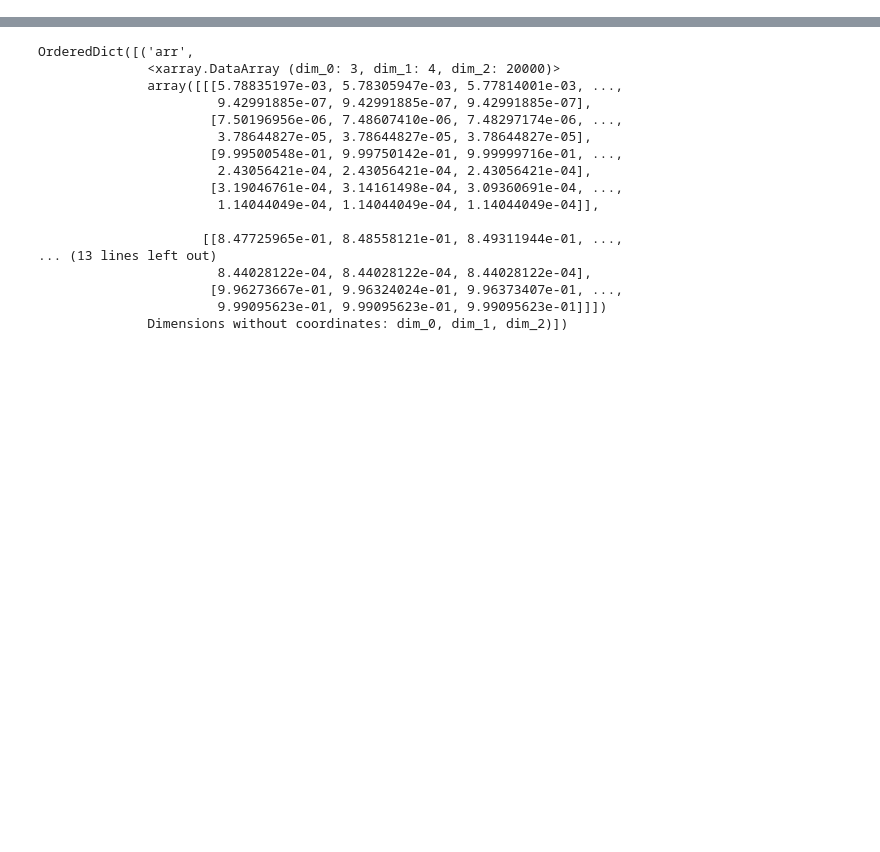
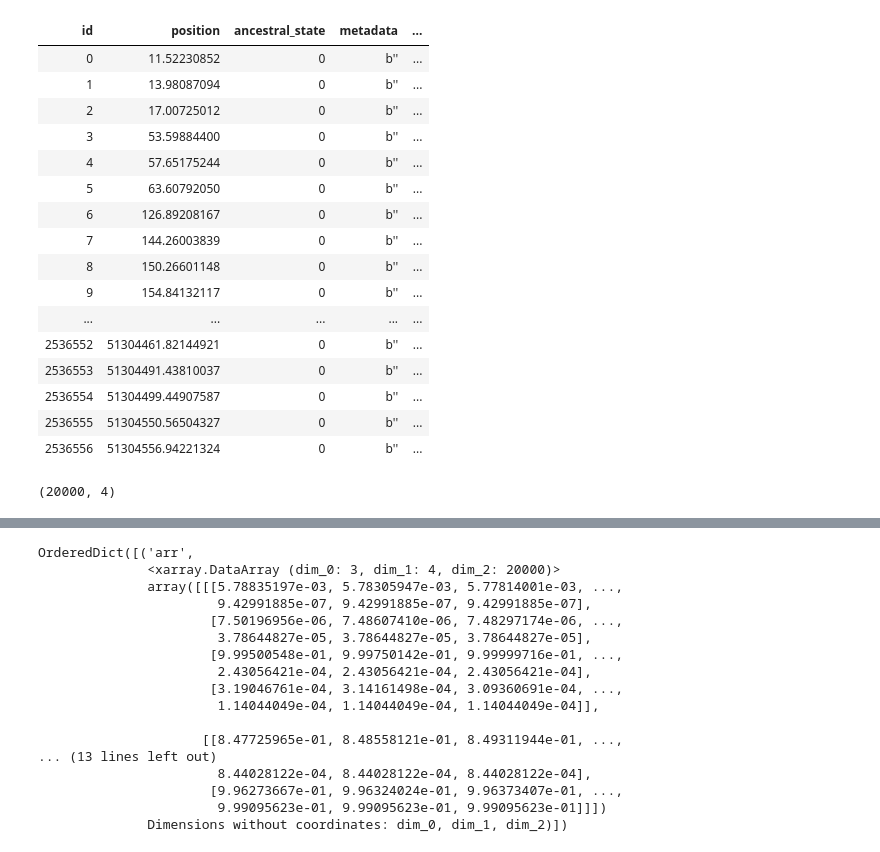
Before and after one commit to rwaples/lai-sim, a Jupyter notebook: workflow/notebooks/scratch.ipynb, the cells around one changed output, grey strips where cells are left out. Saved outputs shown, nothing was run; the diff lists cells and outputs as text; code cells hidden in the pictures; blank space fills up the shorter version.

```diff
--- a/workflow/notebooks/scratch.ipynb
+++ b/workflow/notebooks/scratch.ipynb
@@ -12,0 +134,22 @@ path2 = '/home/kele/Documents/lai/lai-sim/results/MOSAIC/AmericanAdmixture_4B11/
+# %%
+ts = tszip.decompress('/home/kele/Documents/lai/lai-sim/results/AmericanAdmixture_4B11/AA_42/short_run/sample.tsz')
+# %%
+ts.tables.sites
+# %% [output]
+| id | position | ancestral_state | metadata | ... |
+| 0 | 11.52230852 | 0 | b'' | ... |
+| 1 | 13.98087094 | 0 | b'' | ... |
+| 2 | 17.00725012 | 0 | b'' | ... |
+| 3 | 53.59884400 | 0 | b'' | ... |
+| 4 | 57.65175244 | 0 | b'' | ... |
+| 5 | 63.60792050 | 0 | b'' | ... |
+| 6 | 126.89208167 | 0 | b'' | ... |
+| 7 | 144.26003839 | 0 | b'' | ... |
+| 8 | 150.26601148 | 0 | b'' | ... |
+| 9 | 154.84132117 | 0 | b'' | ... |
+| ... | ... | ... | ... | ... |
+| 2536552 | 51304461.82144921 | 0 | b'' | ... |
+| 2536553 | 51304491.43810037 | 0 | b'' | ... |
+| 2536554 | 51304499.44907587 | 0 | b'' | ... |
+| 2536555 | 51304550.56504327 | 0 | b'' | ... |
+| 2536556 | 51304556.94221324 | 0 | b'' | ... |
@@ -12,0 +160,5 @@ path2 = '/home/kele/Documents/lai/lai-sim/results/MOSAIC/AmericanAdmixture_4B11/
+# %%
+r = np.load(file = '/home/kele/Documents/lai/lai-sim/results/AmericanAdmixture_4B11/AA_42/short_run/true_local_ancestry.site_matrix.npz')['arr']
+r.shape
+# %% [output]
+(20000, 4)
```
Also changed, not shown: parts of 23 cells of this notebook, 18 other files.
